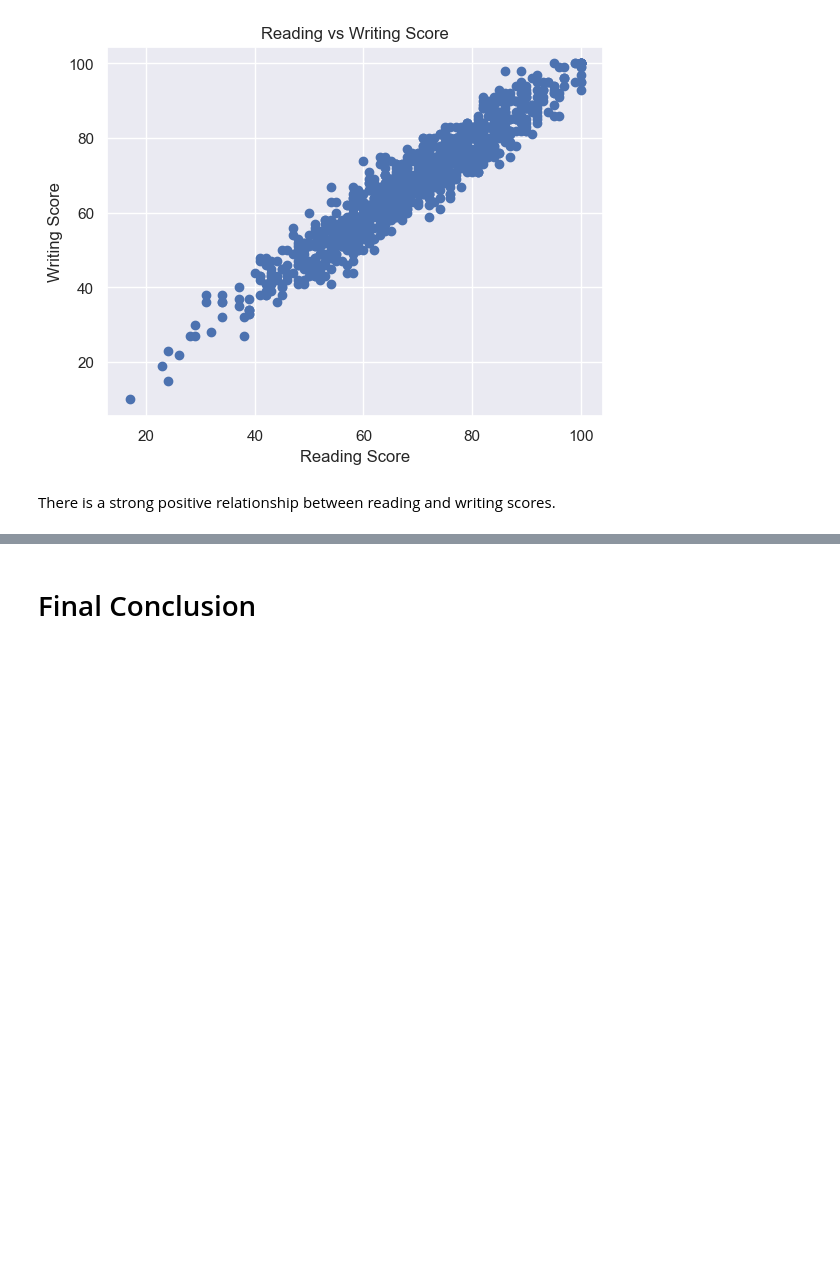
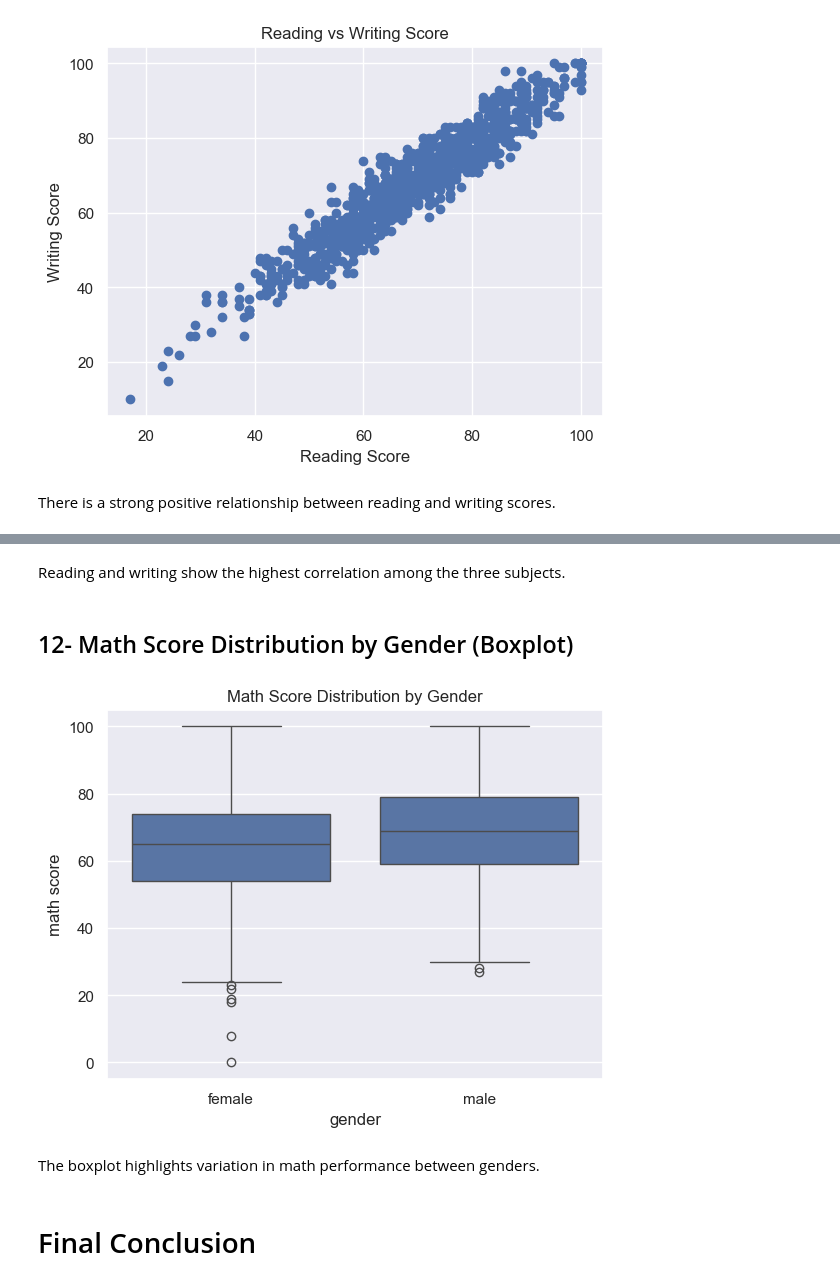
Before and after one commit to danahalghamdi80-ctrl/f, a Jupyter notebook: 3- EDA.ipynb, the cells around one changed output, grey strips where cells are left out. Cells and saved outputs as stored; diff of their text form; code cells hidden in the pictures; blank space fills up the shorter version.

```diff
--- a/3- EDA.ipynb
+++ b/3- EDA.ipynb
@@ -143,3 +151,15 @@ There is a strong positive relationship between reading and writing scores.
+# %% [markdown]
+Reading and writing show the highest correlation among the three subjects.
+# %% [markdown]
+## 12- Math Score Distribution by Gender (Boxplot)
+# %%
+sns.boxplot(x='gender', y='math score', data=df)
+plt.title("Math Score Distribution by Gender")
+plt.show()
+# %% [output]
+[figure, added]
+# %% [markdown]
+The boxplot highlights variation in math performance between genders.
 # %% [markdown]
 # Final Conclusion
 # %% [markdown]
```
Also changed, not shown: parts of 2 cells of this notebook.
